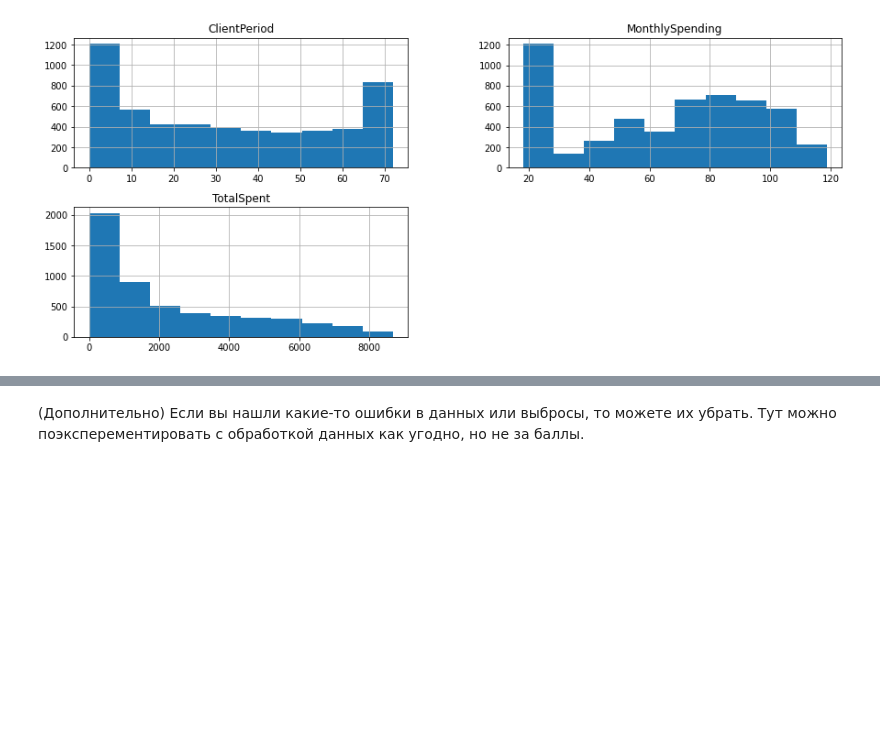
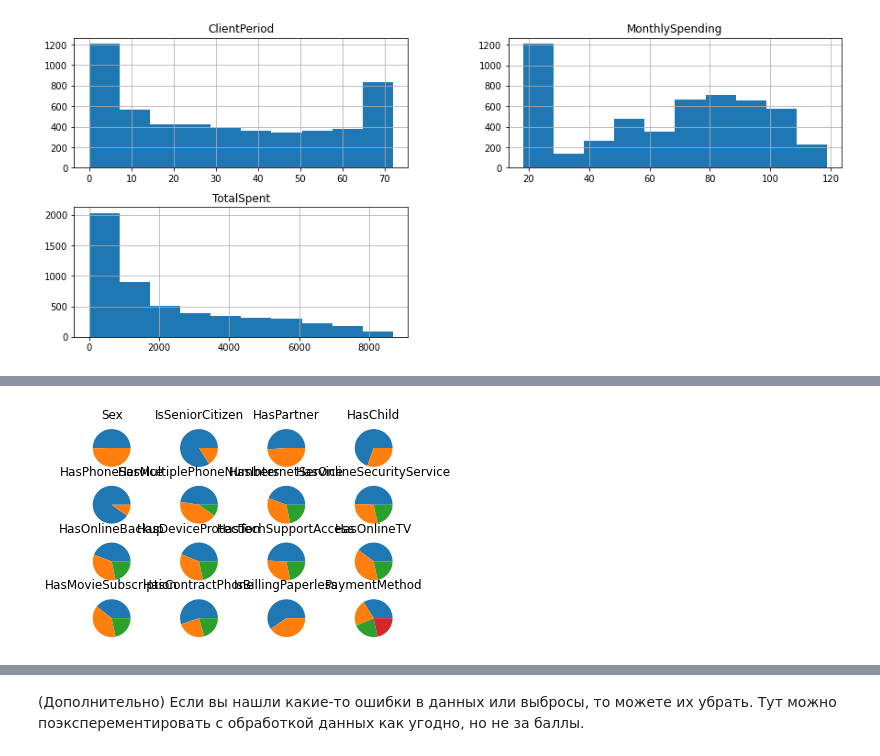
Before and after one commit to trifonov-m/MIPT_stepik, a Jupyter notebook: deep learning mipt/HW3/Baseline.ipynb, the cells around one changed output, grey strips where cells are left out. Cells and saved outputs as stored; diff of their text form; code cells hidden in the pictures; blank space fills up the shorter version.

```diff
--- a/deep learning mipt/HW3/Baseline.ipynb
+++ b/deep learning mipt/HW3/Baseline.ipynb
@@ -238,0 +255,11 @@ array([[<AxesSubplot:title={'center':'ClientPeriod'}>,
+# %%
+i_cat = 0
+fig, axes = plt.subplots(4, 4)
+for i in range(4):
+    for j in range(4):
+        axes[i,j].set(title=cat_cols[i_cat])
+        axes[i,j].pie(data[cat_cols[i_cat]].value_counts())
+        i_cat += 1
+plt.show()
+# %% [output]
+[figure, added]
```
Also changed, not shown: parts of 7 cells of this notebook.
